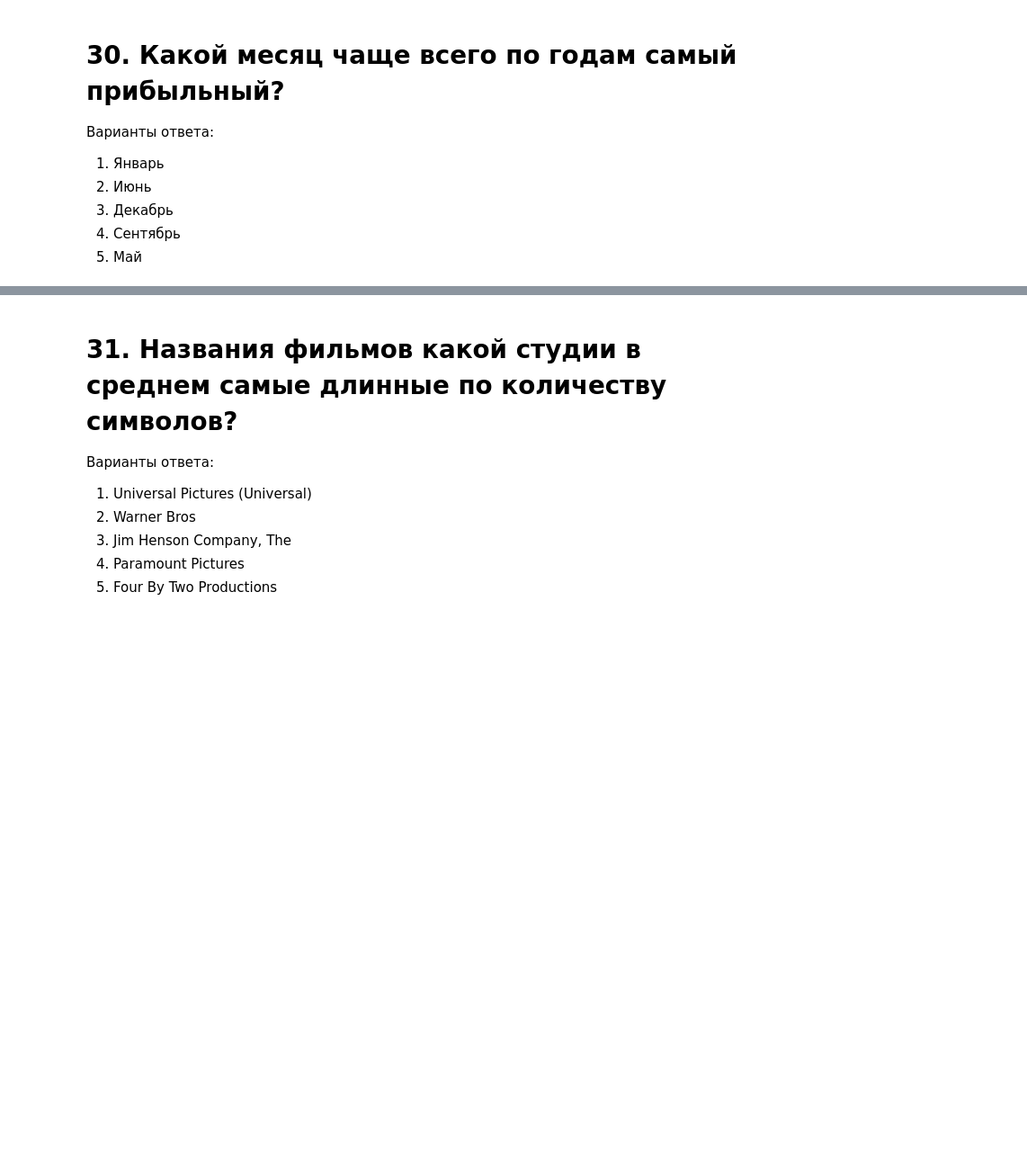
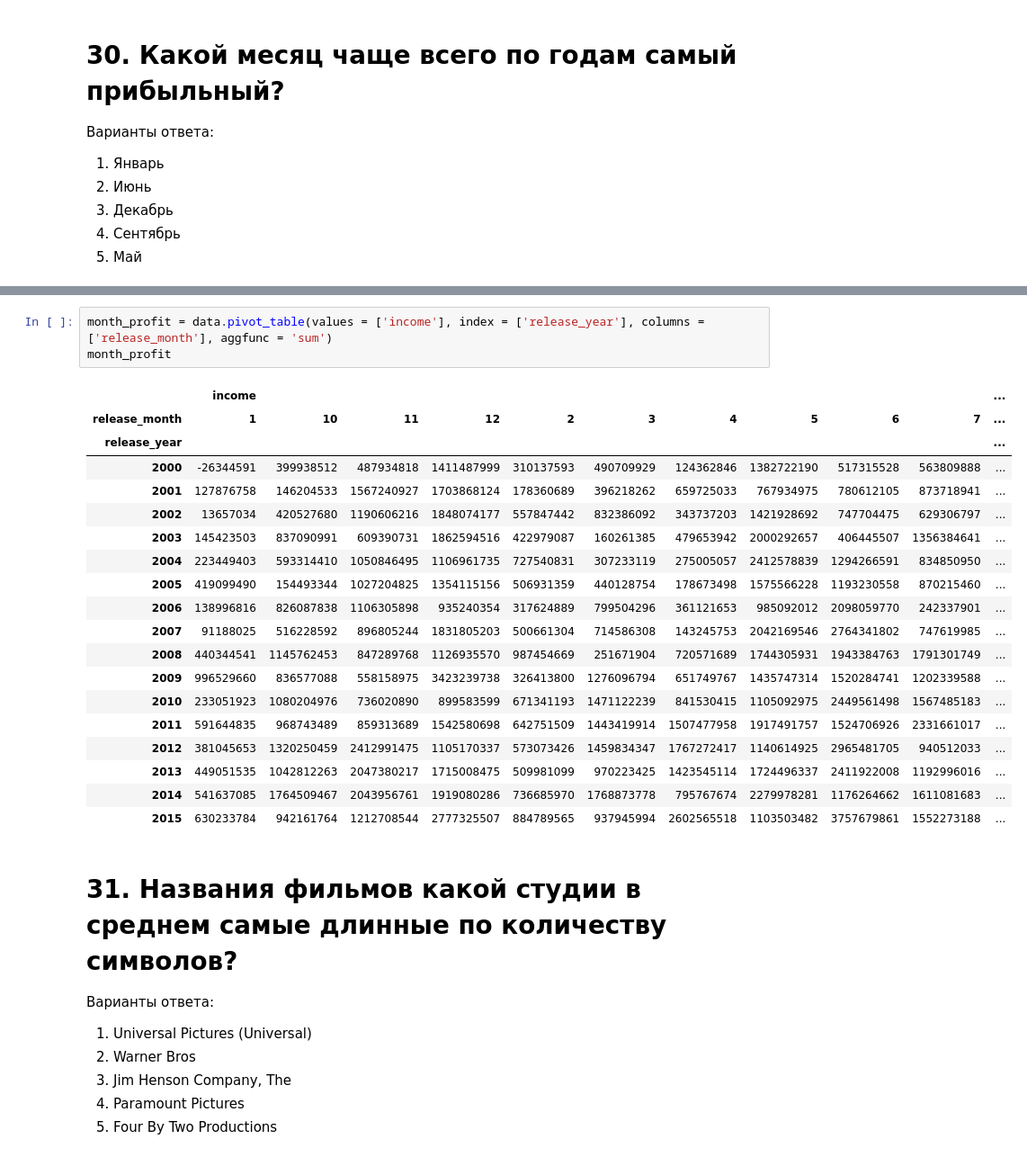
Before and after one commit to thelebster/SkillFactory-Data-Science, a Jupyter notebook: module_1/imdb.ipynb, the cells around one changed output, grey strips where cells are left out. Shown at 90% size. Saved outputs shown, nothing was run; the diff lists cells and outputs as text; blank space fills up the shorter version.

```diff
--- a/module_1/imdb.ipynb
+++ b/module_1/imdb.ipynb
@@ -779,5 +715,28 @@ answer_ls.append(2)
 # %% [output]
 Июнь
+# %%
+month_profit = data.pivot_table(values = ['income'], index = ['release_year'], columns = ['release_month'], aggfunc = 'sum')
+month_profit
+# %% [output]
+|  | income |  |  |  |  |  |  |  |  |  | ... |
+| release_month | 1 | 10 | 11 | 12 | 2 | 3 | 4 | 5 | 6 | 7 | ... |
+| release_year |  |  |  |  |  |  |  |  |  |  | ... |
+| 2000 | -26344591 | 399938512 | 487934818 | 1411487999 | 310137593 | 490709929 | 124362846 | 1382722190 | 517315528 | 563809888 | ... |
+| 2001 | 127876758 | 146204533 | 1567240927 | 1703868124 | 178360689 | 396218262 | 659725033 | 767934975 | 780612105 | 873718941 | ... |
+| 2002 | 13657034 | 420527680 | 1190606216 | 1848074177 | 557847442 | 832386092 | 343737203 | 1421928692 | 747704475 | 629306797 | ... |
+| 2003 | 145423503 | 837090991 | 609390731 | 1862594516 | 422979087 | 160261385 | 479653942 | 2000292657 | 406445507 | 1356384641 | ... |
+| 2004 | 223449403 | 593314410 | 1050846495 | 1106961735 | 727540831 | 307233119 | 275005057 | 2412578839 | 1294266591 | 834850950 | ... |
+| 2005 | 419099490 | 154493344 | 1027204825 | 1354115156 | 506931359 | 440128754 | 178673498 | 1575566228 | 1193230558 | 870215460 | ... |
+| 2006 | 138996816 | 826087838 | 1106305898 | 935240354 | 317624889 | 799504296 | 361121653 | 985092012 | 2098059770 | 242337901 | ... |
+| 2007 | 91188025 | 516228592 | 896805244 | 1831805203 | 500661304 | 714586308 | 143245753 | 2042169546 | 2764341802 | 747619985 | ... |
+| 2008 | 440344541 | 1145762453 | 847289768 | 1126935570 | 987454669 | 251671904 | 720571689 | 1744305931 | 1943384763 | 1791301749 | ... |
+| 2009 | 996529660 | 836577088 | 558158975 | 3423239738 | 326413800 | 1276096794 | 651749767 | 1435747314 | 1520284741 | 1202339588 | ... |
+| 2010 | 233051923 | 1080204976 | 736020890 | 899583599 | 671341193 | 1471122239 | 841530415 | 1105092975 | 2449561498 | 1567485183 | ... |
+| 2011 | 591644835 | 968743489 | 859313689 | 1542580698 | 642751509 | 1443419914 | 1507477958 | 1917491757 | 1524706926 | 2331661017 | ... |
+| 2012 | 381045653 | 1320250459 | 2412991475 | 1105170337 | 573073426 | 1459834347 | 1767272417 | 1140614925 | 2965481705 | 940512033 | ... |
+| 2013 | 449051535 | 1042812263 | 2047380217 | 1715008475 | 509981099 | 970223425 | 1423545114 | 1724496337 | 2411922008 | 1192996016 | ... |
+| 2014 | 541637085 | 1764509467 | 2043956761 | 1919080286 | 736685970 | 1768873778 | 795767674 | 2279978281 | 1176264662 | 1611081683 | ... |
+| 2015 | 630233784 | 942161764 | 1212708544 | 2777325507 | 884789565 | 937945994 | 2602565518 | 1103503482 | 3757679861 | 1552273188 | ... |
 # %% [markdown]
 # 31. Названия фильмов какой студии в среднем самые длинные по количеству символов?
 Варианты ответа:
```
Also changed, not shown: parts of 41 cells of this notebook.
